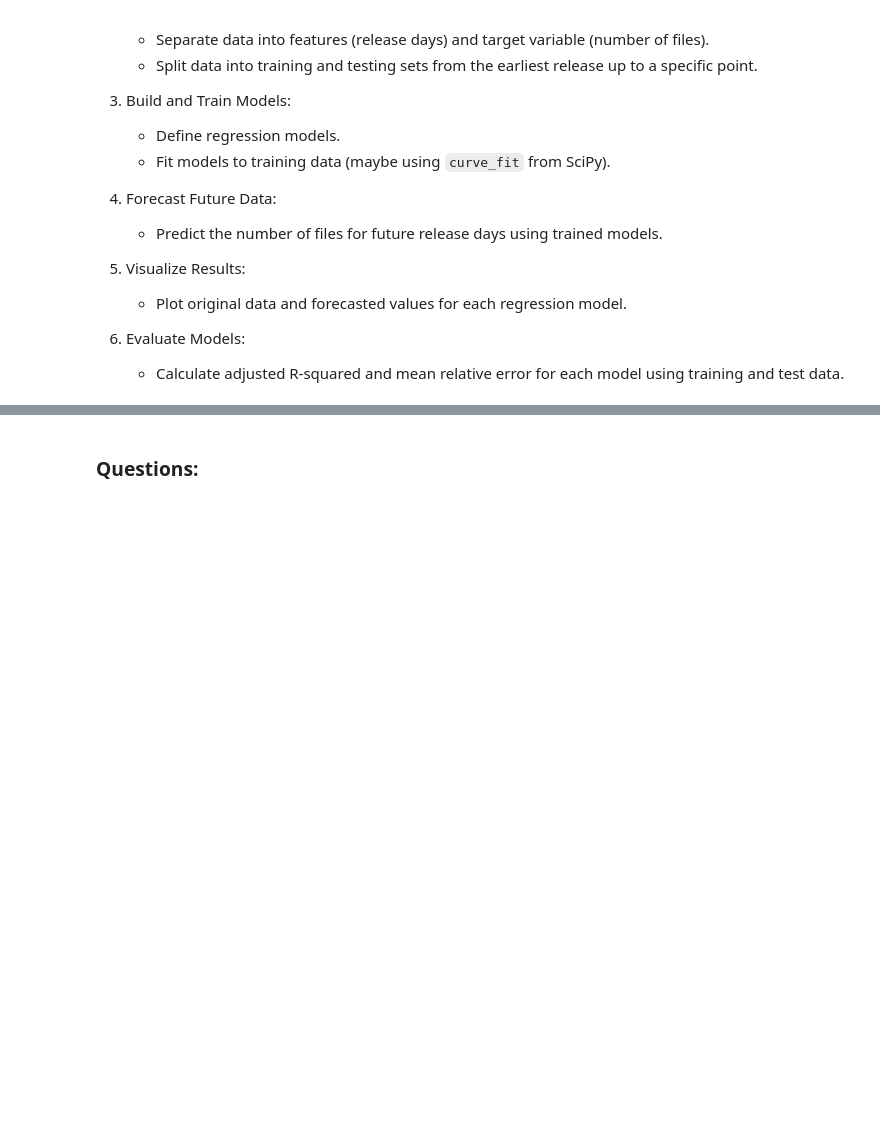
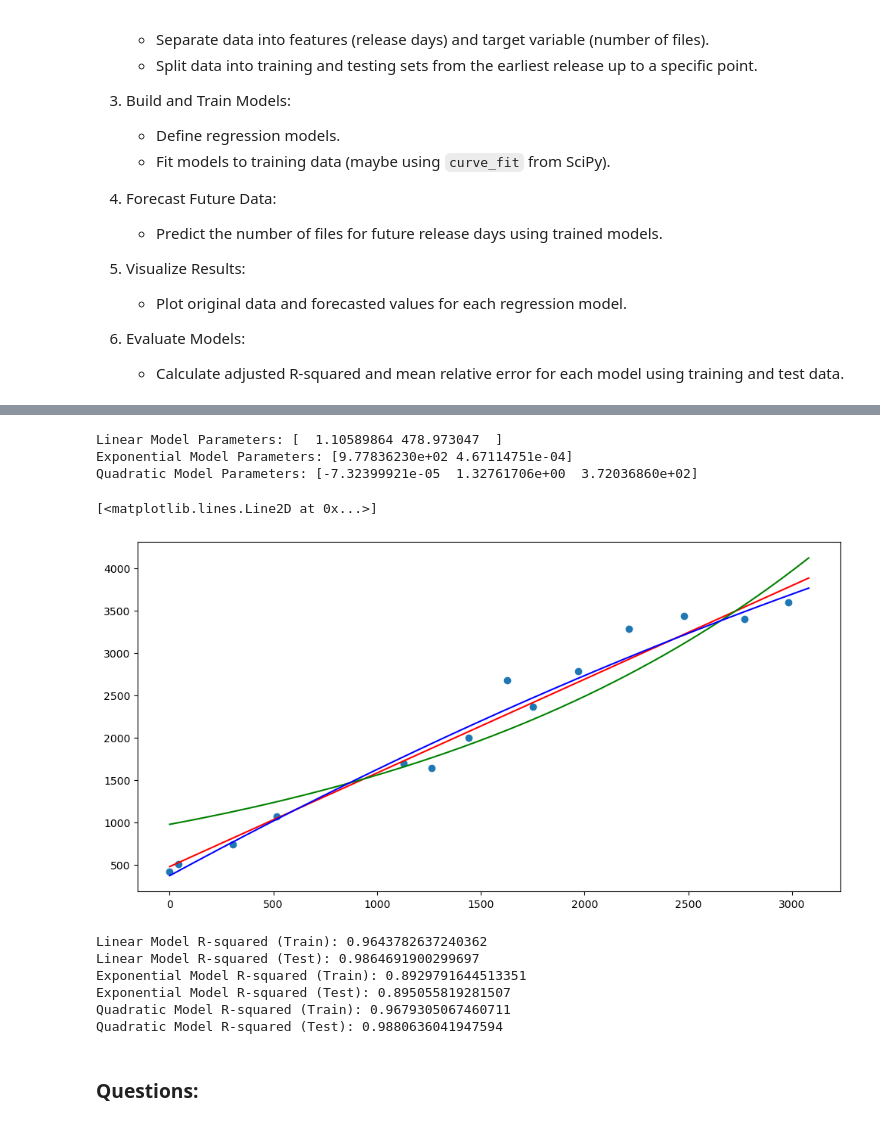
Before and after one commit to LemaireEmilien/Software-Evolution-LE-Practical-Lehmans-Laws, a Jupyter notebook: LawsSoftEvol_CodeCounting.ipynb, the cells around one changed output, grey strips where cells are left out. Saved outputs shown, nothing was run; the diff lists cells and outputs as text; code cells hidden in the pictures; blank space fills up the shorter version.

```diff
--- a/LawsSoftEvol_CodeCounting.ipynb
+++ b/LawsSoftEvol_CodeCounting.ipynb
@@ -304,13 +323,88 @@ Using **Dataset A**, apply parametric regression models (e.g., linear, exponenti
 # %%
 # WRITE YOUR CODE HERE
+from sklearn.model_selection import train_test_split
+#Separate data into features (release days) and target variable (number of files).
+X = data_growth_B[['release_days']]
+y = data_growth_B['nFiles']
+
+#Split data into training and testing sets from the earliest release up to a specific point.
+X_train, X_test, y_train, y_test = train_test_split(X, y, test_size=0.2, random_state=42)
 # %%
 # WRITE YOUR CODE HERE
+
+from scipy.optimize import curve_fit
+#Define regression models.
+def linear_model(x, a, b):
+    return a * x + b
+
+def exponential_model(x, a, b):
+    return a * np.exp(b * x)
+
+def quadratic_model(x, a, b, c):
+    return a * x**2 + b * x + c
+
+#Fit the linear model.
+linear_params, _ = curve_fit(linear_model, X_train.squeeze(), y_train)
+exponential_params, _ = curve_fit(exponential_model, X_train.squeeze(), y_train, p0=(0, 0))
+quadratic_params, _ = curve_fit(quadratic_model, X_train.squeeze(), y_train)
+
+print("Linear Model Parameters:", linear_params)
+print("Exponential Model Parameters:", exponential_params)
+print("Quadratic Model Parameters:", quadratic_params)
+# %% [output]
+Linear Model Parameters: [  1.10589864 478.973047  ]
+Exponential Model Parameters: [9.77836230e+02 4.67114751e-04]
+Quadratic Model Parameters: [-7.32399921e-05  1.32761706e+00  3.72036860e+02]
 # %%
 # WRITE YOUR CODE HERE
+#Predict the number of files for future release days using trained models.
+X_future = np.arange(0, data_growth_B['release_days'].max() + 100, 1).reshape(-1, 1)
+
+y_linear = linear_model(X_future.squeeze(), *linear_params)
+y_exponential = exponential_model(X_future.squeeze(), *exponential_params)
+y_quadratic = quadratic_model(X_future.squeeze(), *quadratic_params)
 # %%
 # WRITE YOUR CODE HERE
+#Plot original data and forecasted values for each regression model.
+plt.figure(figsize=(12, 6))
+plt.scatter(data_growth_B['release_days'], data_growth_B['nFiles'], label='Data')
+
+plt.plot(X_future, y_linear, color='red', label='Linear Model')
+plt.plot(X_future, y_exponential, color='green', label='Exponential Model')
+plt.plot(X_future, y_quadratic, color='blue', label='Quadratic Model')
+# %% [output]
+[<matplotlib.lines.Line2D at 0x...>]
+[figure, added]
 # %%
 # WRITE YOUR CODE HERE
+#Calculate adjusted R-squared and mean relative error for each model using training and test data.
+def calculate_metrics(model, X_train, y_train, X_test, y_test):
+    y_train_pred = model(X_train.squeeze())
+    y_test_pred = model(X_test.squeeze())
+
+    r2_train = r2_score(y_train, y_train_pred)
+    r2_test = r2_score(y_test, y_test_pred)
+
+    return r2_train, r2_test
+
+r2_linear_train, r2_linear_test = calculate_metrics(lambda x: linear_model(x, *linear_params), X_train, y_train, X_test, y_test)
+r2_exponential_train, r2_exponential_test = calculate_metrics(lambda x: exponential_model(x, *exponential_params), X_train, y_train, X_test, y_test)
+r2_quadratic_train, r2_quadratic_test = calculate_metrics(lambda x: quadratic_model(x, *quadratic_params), X_train, y_train, X_test, y_test)
+
+print("Linear Model R-squared (Train):", r2_linear_train)
+print("Linear Model R-squared (Test):", r2_linear_test)
+print("Exponential Model R-squared (Train):", r2_exponential_train)
+
+print("Exponential Model R-squared (Test):", r2_exponential_test)
+print("Quadratic Model R-squared (Train):", r2_quadratic_train)
+print("Quadratic Model R-squared (Test):", r2_quadratic_test)
+# %% [output]
+Linear Model R-squared (Train): 0.9643782637240362
+Linear Model R-squared (Test): 0.9864691900299697
+Exponential Model R-squared (Train): 0.8929791644513351
+Exponential Model R-squared (Test): 0.895055819281507
+Quadratic Model R-squared (Train): 0.9679305067460711
+Quadratic Model R-squared (Test): 0.9880636041947594
 # %% [markdown]
 ### Questions:
 # %% [markdown]
```
Also changed, not shown: parts of 4 cells of this notebook.
